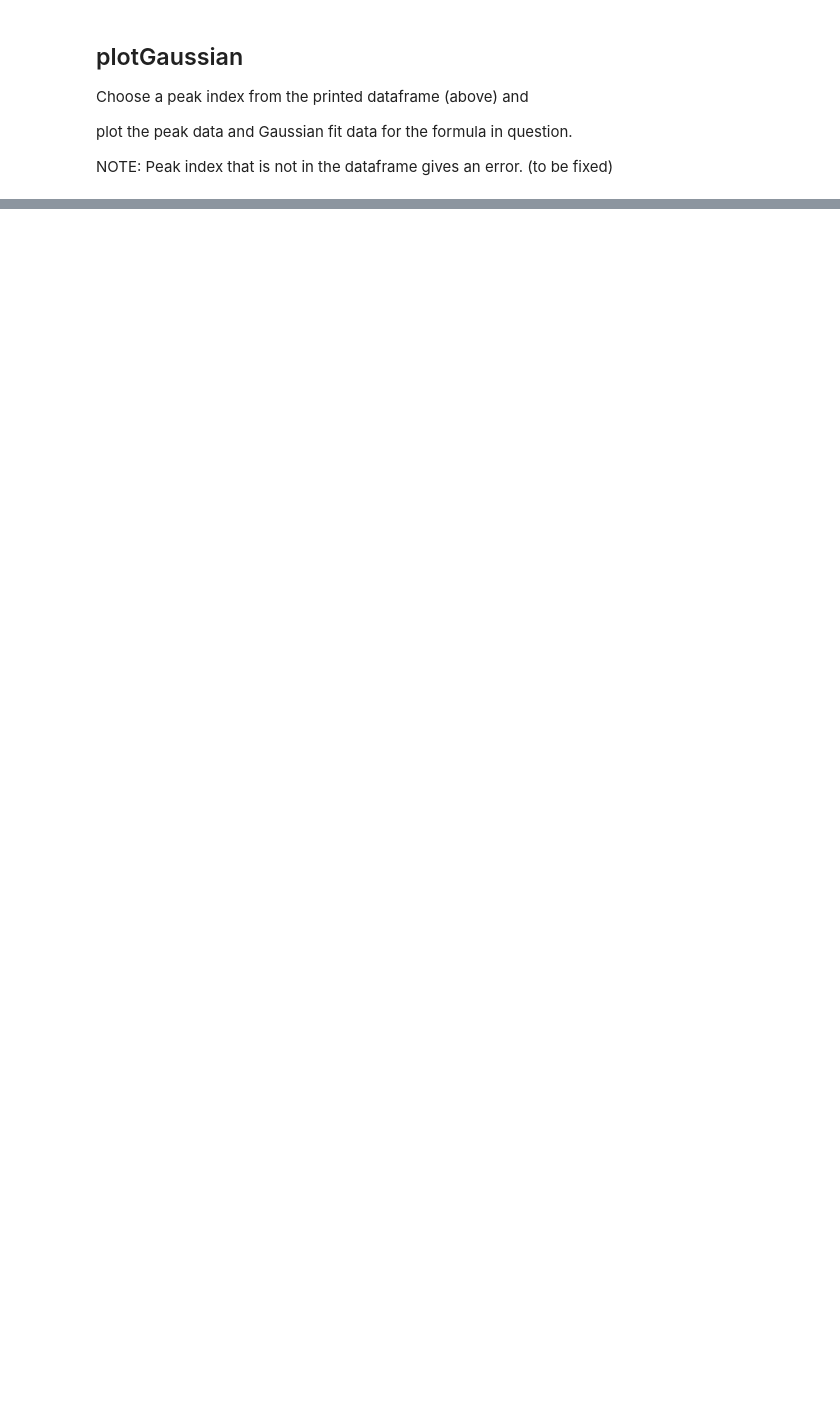
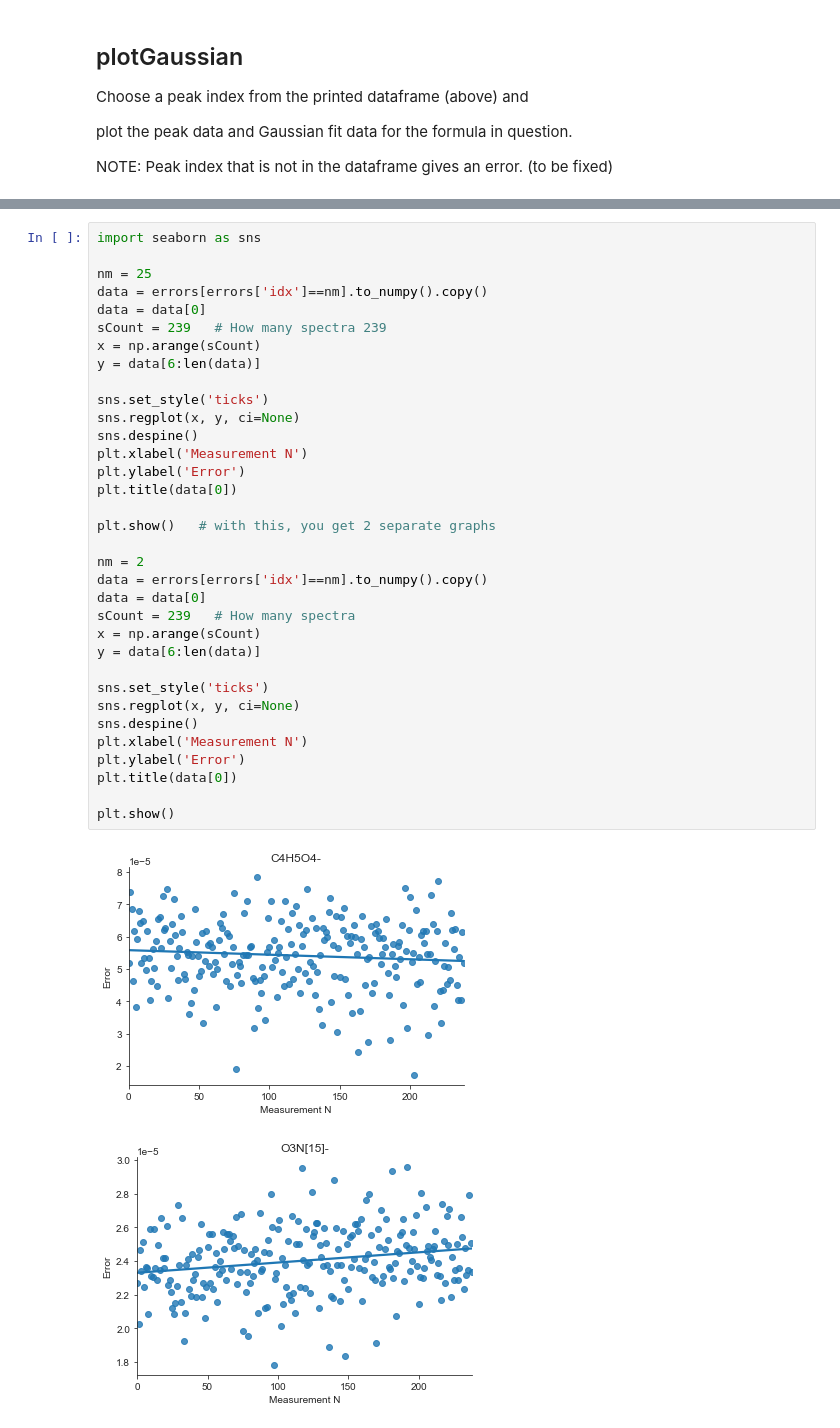
Before and after one commit to jokinen77/DataScienceProject1-Orbitrap, a Jupyter notebook: DataProcessing0.ipynb, the cells around one changed output, grey strips where cells are left out. Saved outputs shown, nothing was run; the diff lists cells and outputs as text; blank space fills up the shorter version.

Commit message:
Numerous updates on Data analysis, not fully cleaned

```diff
--- a/DataProcessing0.ipynb
+++ b/DataProcessing0.ipynb
@@ -596,0 +1100,37 @@ index
+# %%
+import seaborn as sns
+
+nm = 25
+data = errors[errors['idx']==nm].to_numpy().copy()
+data = data[0]
+sCount = 239   # How many spectra 239
+x = np.arange(sCount)
+y = data[6:len(data)]
+
+sns.set_style('ticks')
+sns.regplot(x, y, ci=None)
+sns.despine()
+plt.xlabel('Measurement N')
+plt.ylabel('Error')
+plt.title(data[0])
+
+plt.show()   # with this, you get 2 separate graphs
+
+nm = 2
+data = errors[errors['idx']==nm].to_numpy().copy()
+data = data[0]
+sCount = 239   # How many spectra
+x = np.arange(sCount)
+y = data[6:len(data)]
+
+sns.set_style('ticks')
+sns.regplot(x, y, ci=None)
+sns.despine()
+plt.xlabel('Measurement N')
+plt.ylabel('Error')
+plt.title(data[0])
+
+plt.show()
+# %% [output]
+[figure, added]
+[figure, added]
```
Also changed, not shown: parts of 20 cells of this notebook.
